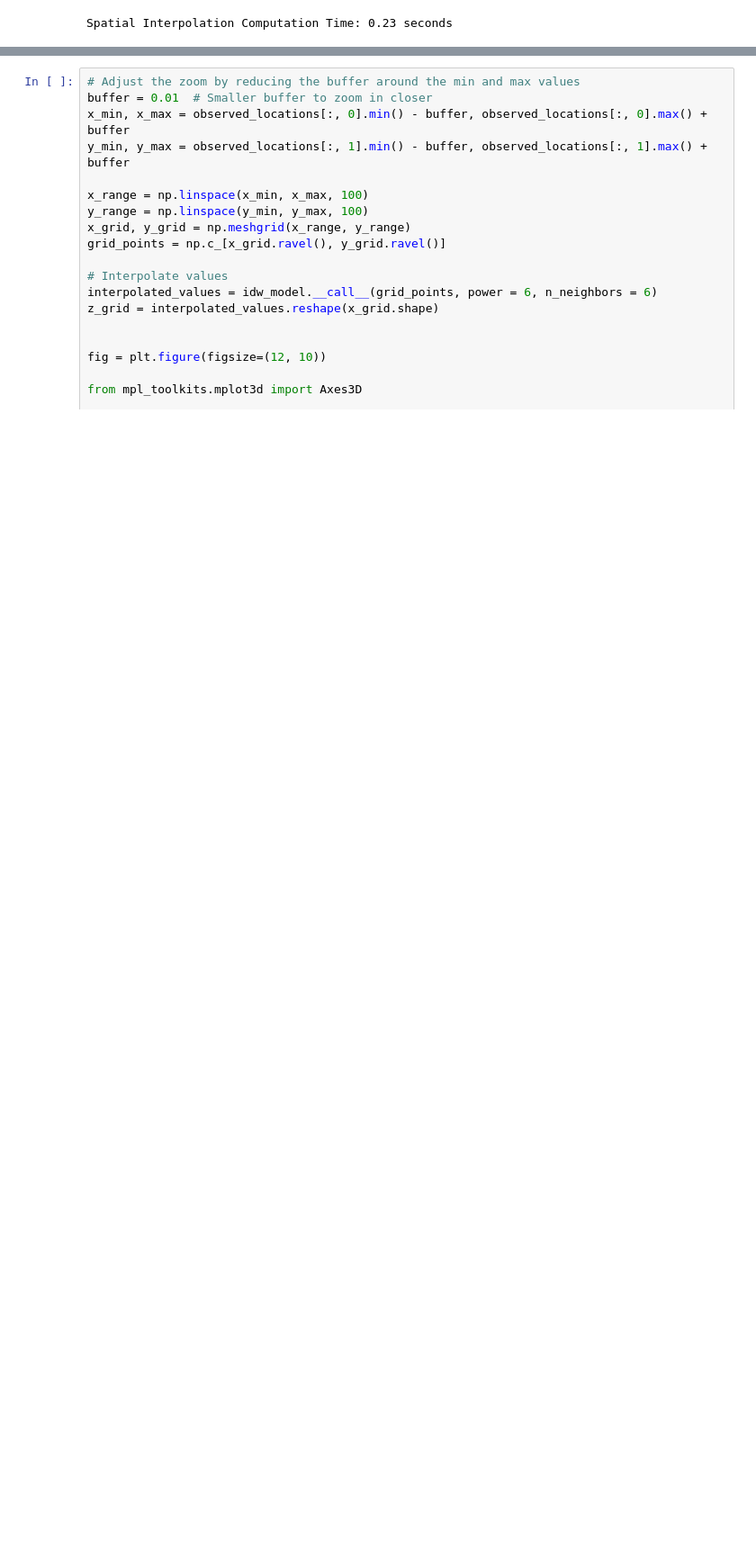
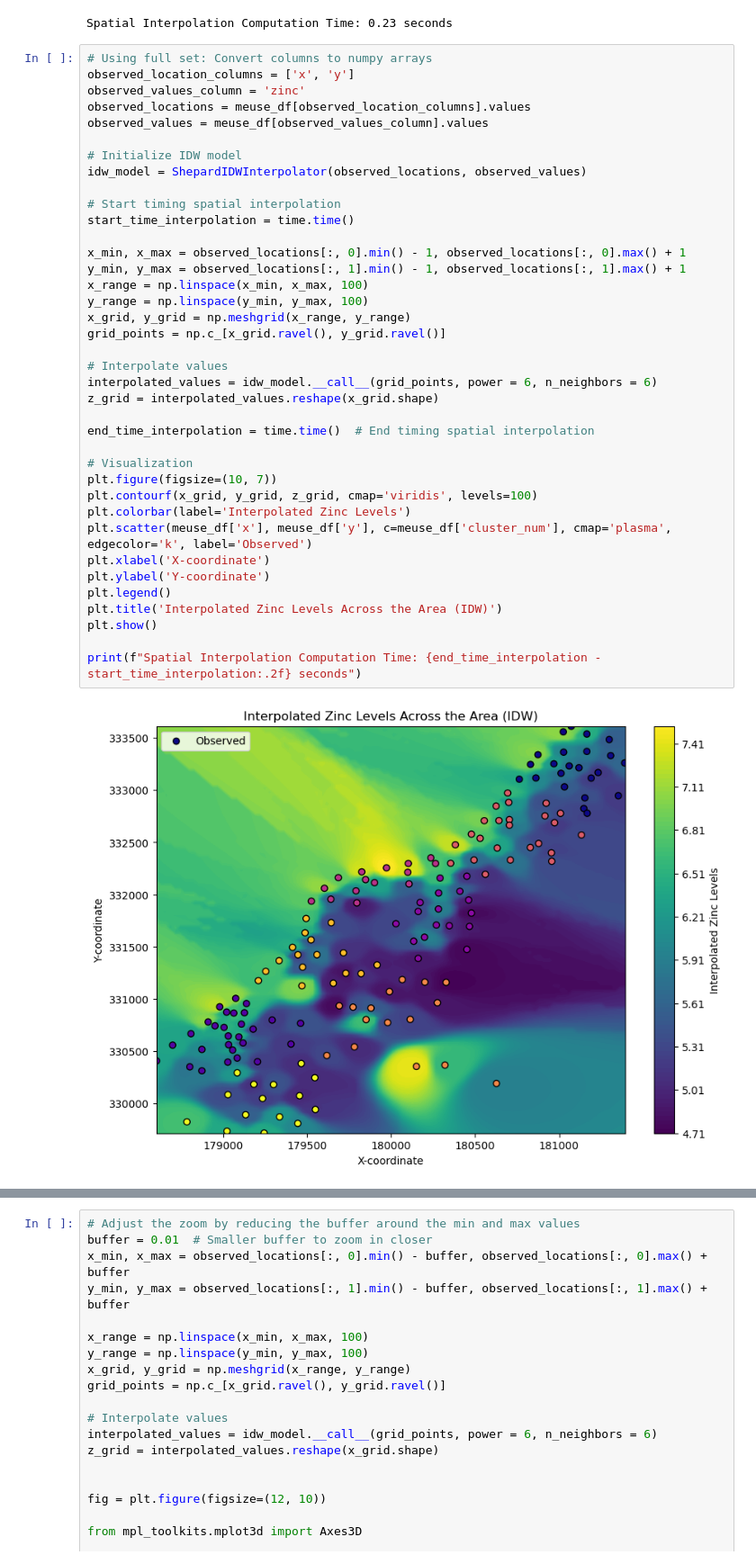
Before and after one commit to cheenngg/FYP-Spatial-Analytics, a Jupyter notebook: Inverse Distance Weighting/IDW - Meuse (ShepardIDW) (Spatial CV).ipynb, the cells around one changed output, grey strips where cells are left out. Shown at 90% size. Drawn from its saved outputs; the diff is of its cells as text; blank space fills up the shorter version.

```diff
--- a/Inverse Distance Weighting/IDW - Meuse (ShepardIDW) (Spatial CV).ipynb
+++ b/Inverse Distance Weighting/IDW - Meuse (ShepardIDW) (Spatial CV).ipynb
@@ -586,3 +586,43 @@ print(f"Spatial Interpolation Computation Time: {end_time_interpolation - start_
 # %% [output]
 [figure]
 Spatial Interpolation Computation Time: 0.23 seconds
+# %%
+# Using full set: Convert columns to numpy arrays
+observed_location_columns = ['x', 'y']
+observed_values_column = 'zinc'
+observed_locations = meuse_df[observed_location_columns].values
+observed_values = meuse_df[observed_values_column].values
+
+# Initialize IDW model
+idw_model = ShepardIDWInterpolator(observed_locations, observed_values)
+
+# Start timing spatial interpolation
+start_time_interpolation = time.time()
+
+x_min, x_max = observed_locations[:, 0].min() - 1, observed_locations[:, 0].max() + 1
+y_min, y_max = observed_locations[:, 1].min() - 1, observed_locations[:, 1].max() + 1
+x_range = np.linspace(x_min, x_max, 100)
+y_range = np.linspace(y_min, y_max, 100)
+x_grid, y_grid = np.meshgrid(x_range, y_range)
+grid_points = np.c_[x_grid.ravel(), y_grid.ravel()]
+
+# Interpolate values
+interpolated_values = idw_model.__call__(grid_points, power = 6, n_neighbors = 6)
+z_grid = interpolated_values.reshape(x_grid.shape)
+
+end_time_interpolation = time.time()  # End timing spatial interpolation
+
+# Visualization
+plt.figure(figsize=(10, 7))
+plt.contourf(x_grid, y_grid, z_grid, cmap='viridis', levels=100)
+plt.colorbar(label='Interpolated Zinc Levels')
+plt.scatter(meuse_df['x'], meuse_df['y'], c=meuse_df['cluster_num'], cmap='plasma', edgecolor='k', label='Observed')
+plt.xlabel('X-coordinate')
+plt.ylabel('Y-coordinate')
+plt.legend()
+plt.title('Interpolated Zinc Levels Across the Area (IDW)')
+plt.show()
+
+print(f"Spatial Interpolation Computation Time: {end_time_interpolation - start_time_interpolation:.2f} seconds")
+# %% [output]
+[figure, added]
```
Also changed, not shown: parts of 1 cell of this notebook, 28 other files.
